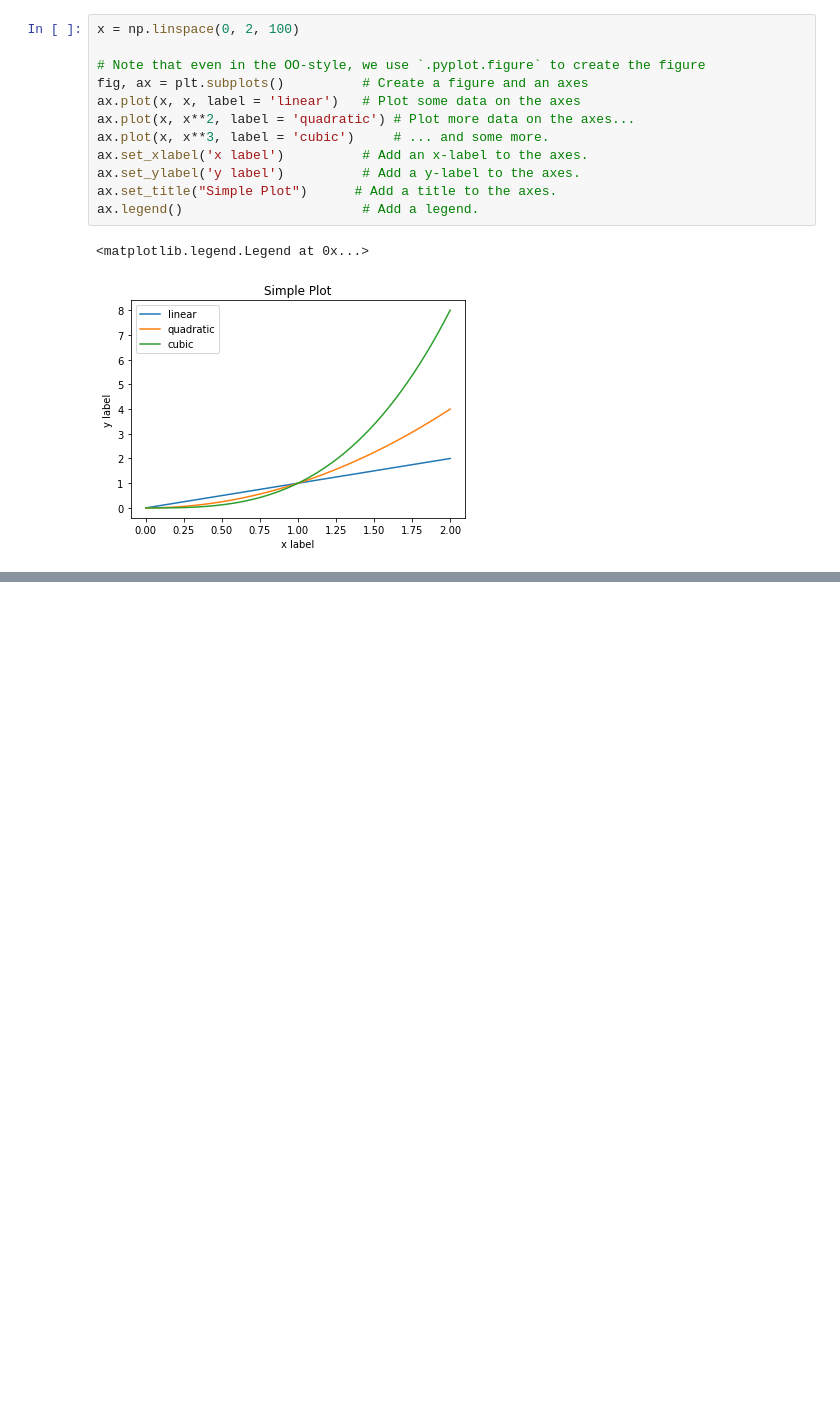
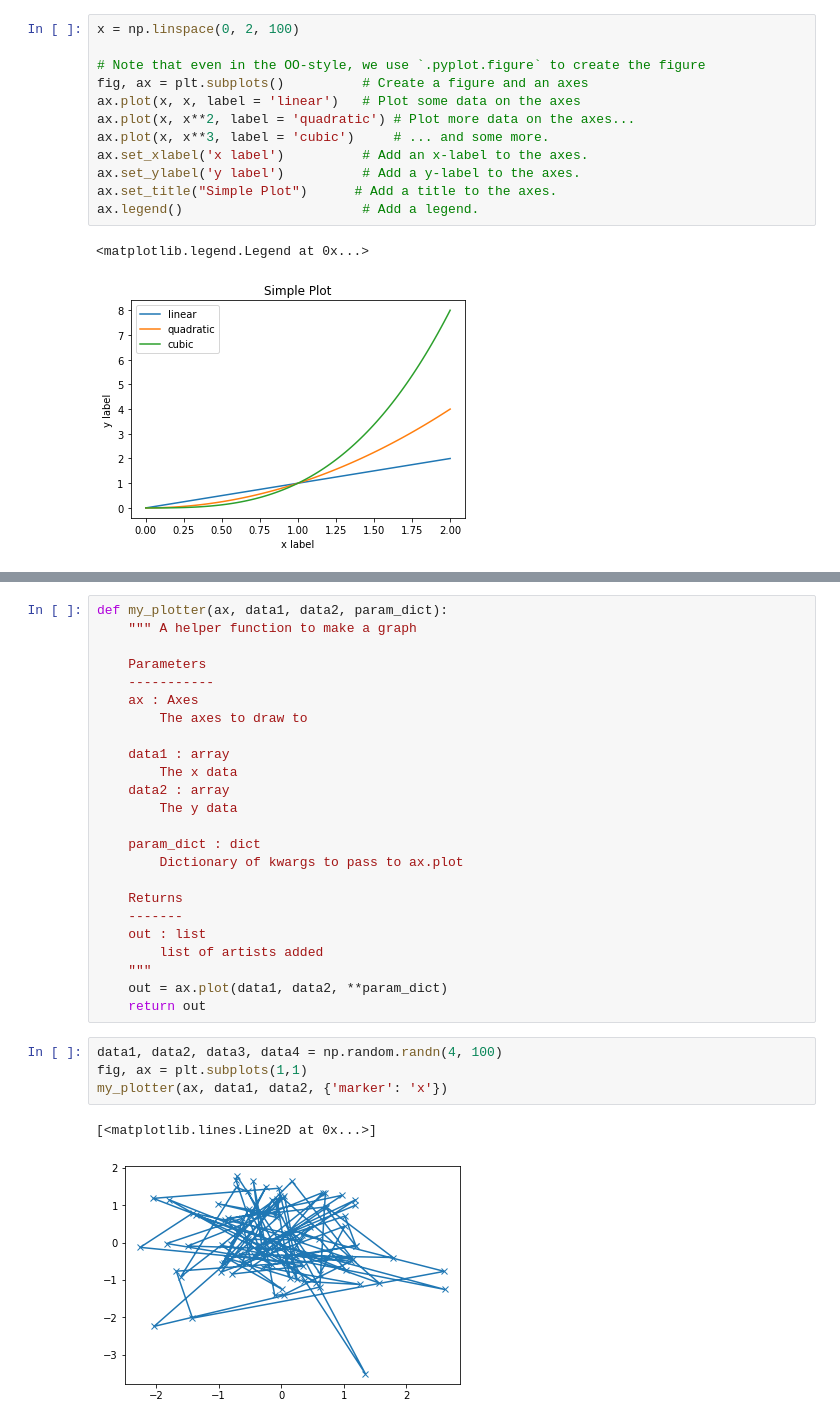
Before and after one commit to JMateusNSilva/python_uerj_2020_2, a Jupyter notebook: exercícios/matplotlib_estudo.ipynb, the cells around one changed output, grey strips where cells are left out. Cells and saved outputs as stored; diff of their text form; blank space fills up the shorter version.

```diff
--- a/exercícios/matplotlib_estudo.ipynb
+++ b/exercícios/matplotlib_estudo.ipynb
@@ -76,0 +136,31 @@ ax.legend()                       # Add a legend.
+# %%
+def my_plotter(ax, data1, data2, param_dict):
+    """ A helper function to make a graph
+
+    Parameters
+    -----------
+    ax : Axes
+        The axes to draw to
+
+    data1 : array
+        The x data
+    data2 : array
+        The y data
+
+    param_dict : dict
+        Dictionary of kwargs to pass to ax.plot
+
+    Returns
+    -------
+    out : list
+        list of artists added
+    """
+    out = ax.plot(data1, data2, **param_dict)
+    return out
+# %%
+data1, data2, data3, data4 = np.random.randn(4, 100)
+fig, ax = plt.subplots(1,1)
+my_plotter(ax, data1, data2, {'marker': 'x'})
+# %% [output]
+[<matplotlib.lines.Line2D at 0x...>]
+[figure, added]
```
Also changed, not shown: parts of 9 cells of this notebook.
